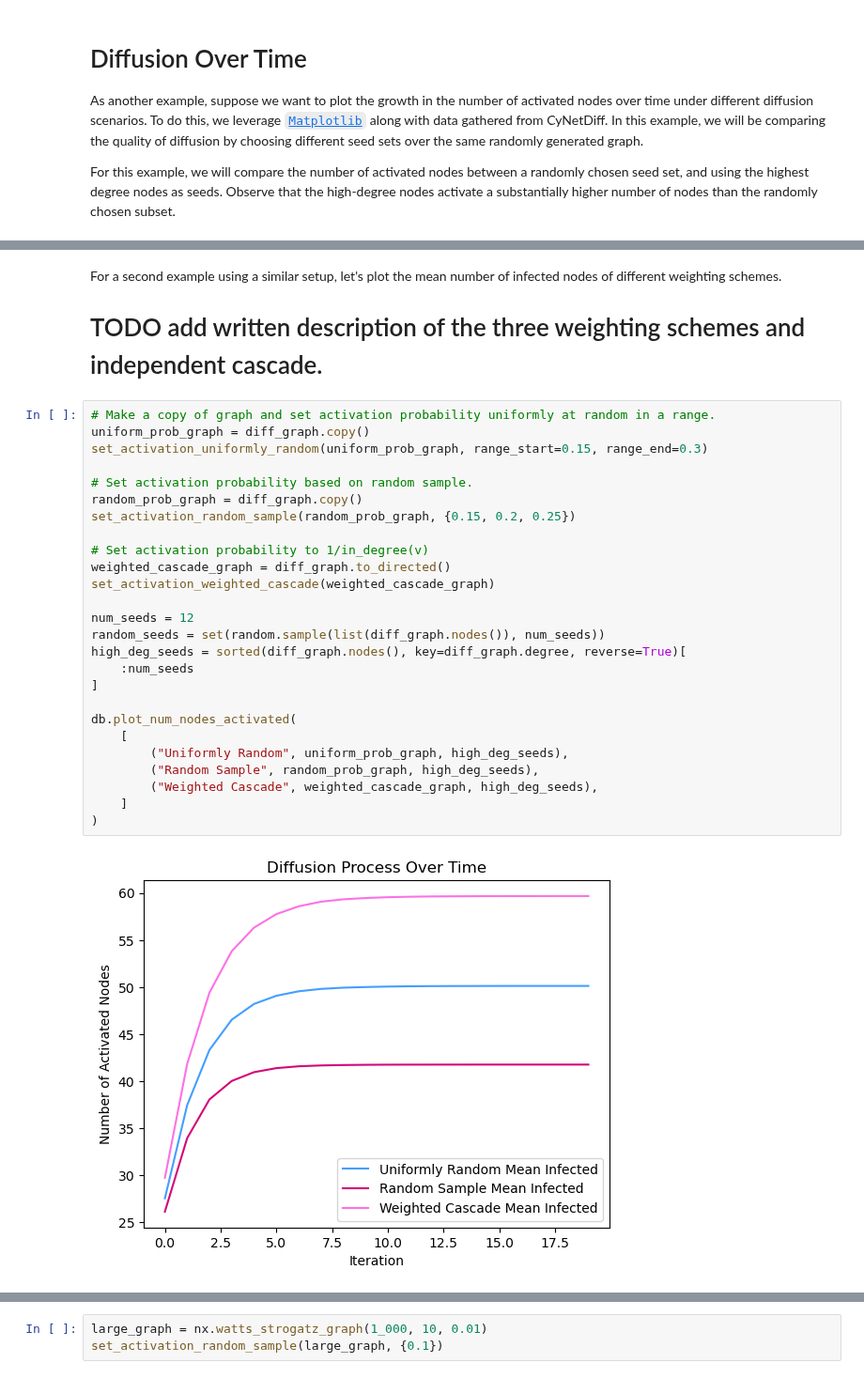
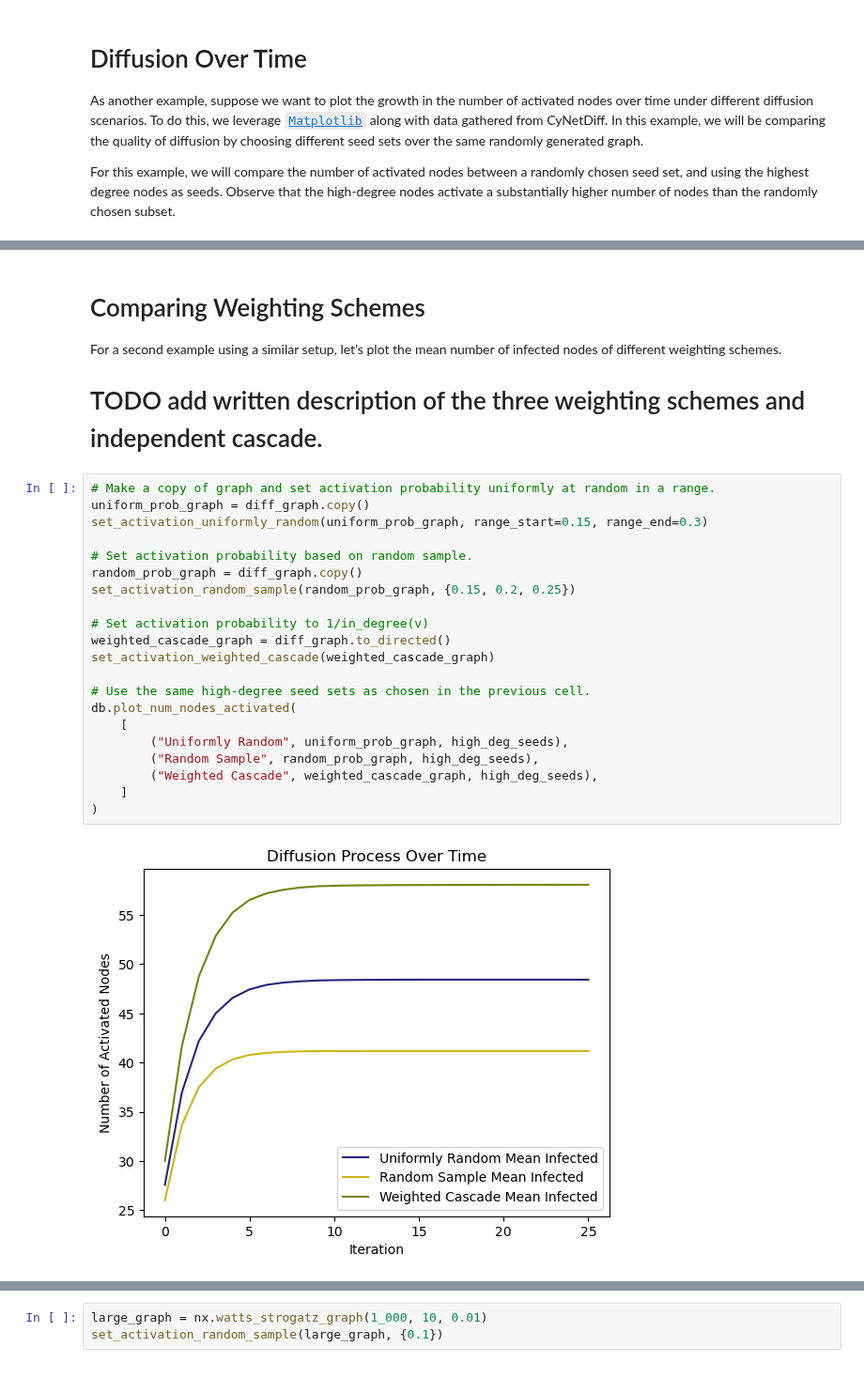
Before and after one commit to eliotwrobson/CyNetDiff, a Jupyter notebook: examples/visualizations.ipynb, the cells around one changed output, grey strips where cells are left out. Shown at 94% size. Drawn from its saved outputs; the diff is of its cells as text.

```diff
--- a/examples/visualizations.ipynb
+++ b/examples/visualizations.ipynb
@@ -199,32 +243,29 @@ db.plot_num_nodes_activated(
 # %% [markdown]
+# Comparing Weighting Schemes
+
 For a second example using a similar setup, let's plot the mean number of infected nodes of different weighting schemes.
 
 # TODO add written description of the three weighting schemes and independent cascade.
 # %%
 # Make a copy of graph and set activation probability uniformly at random in a range.
 uniform_prob_graph = diff_graph.copy()
 set_activation_uniformly_random(uniform_prob_graph, range_start=0.15, range_end=0.3)
 
 # Set activation probability based on random sample.
 random_prob_graph = diff_graph.copy()
 set_activation_random_sample(random_prob_graph, {0.15, 0.2, 0.25})
 
 # Set activation probability to 1/in_degree(v)
 weighted_cascade_graph = diff_graph.to_directed()
 set_activation_weighted_cascade(weighted_cascade_graph)
 
-num_seeds = 12
-random_seeds = set(random.sample(list(diff_graph.nodes()), num_seeds))
-high_deg_seeds = sorted(diff_graph.nodes(), key=diff_graph.degree, reverse=True)[
-    :num_seeds
-]
-
+# Use the same high-degree seed sets as chosen in the previous cell.
 db.plot_num_nodes_activated(
     [
         ("Uniformly Random", uniform_prob_graph, high_deg_seeds),
         ("Random Sample", random_prob_graph, high_deg_seeds),
         ("Weighted Cascade", weighted_cascade_graph, high_deg_seeds),
     ]
 )
 # %% [output]
-[figure, old version]
+[figure, new version]
```
Also changed, not shown: parts of 12 cells of this notebook, 3 other files.
